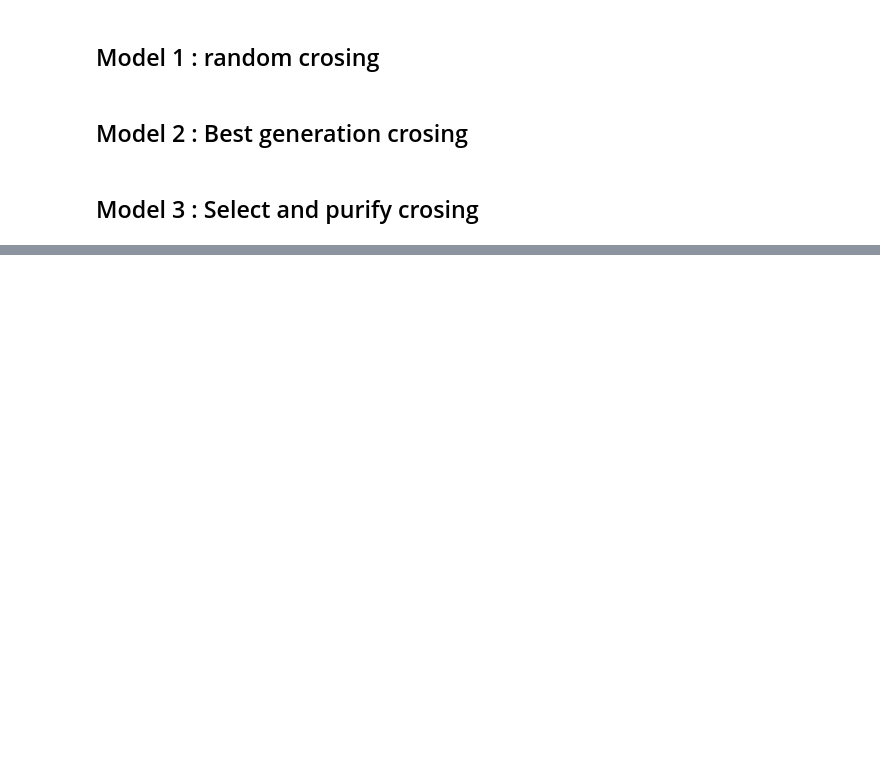
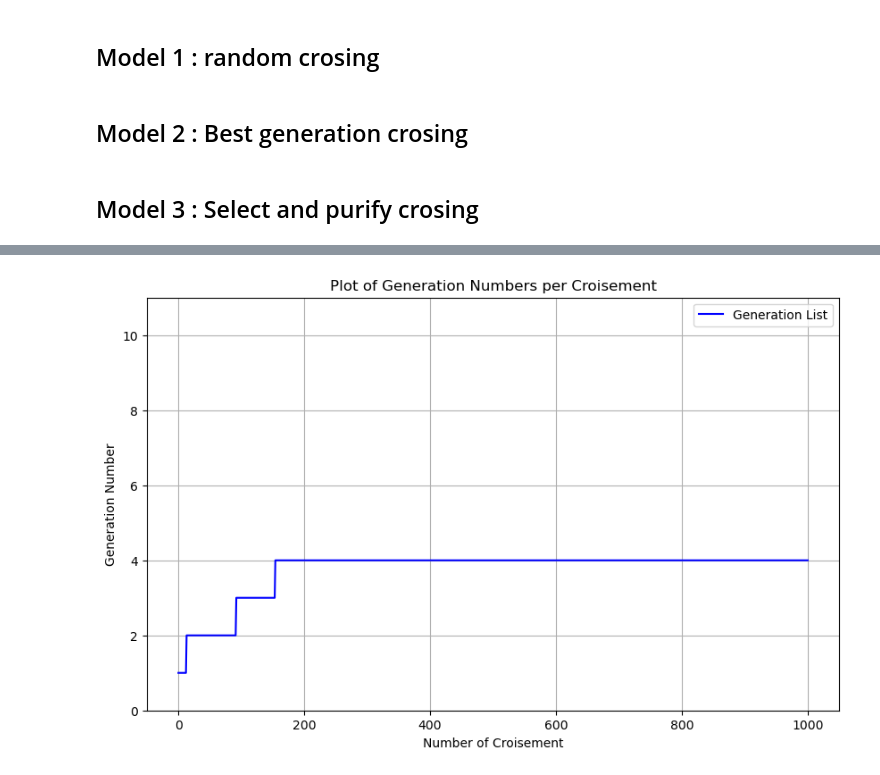
Before and after one commit to alexandreolives/Bot_repro_dd_dofus, a Jupyter notebook: model.ipynb, the cells around one changed output, grey strips where cells are left out. Cells and saved outputs as stored; diff of their text form; code cells hidden in the pictures; blank space fills up the shorter version.

```diff
--- a/model.ipynb
+++ b/model.ipynb
@@ -295,16 +323,16 @@ for i in range(crosing_number) :
 # %% [markdown]
 ## Model 3 : Select and purify crosing
 # %%
-# elevage = Models()
-# better_generation = 1
-# list_select_purify = [1]
-# crosing_number = 1000
-# for i in range(crosing_number) :
-#     new_dd = elevage.strategy_select_and_purify()
-#     generation = new_dd.get_generation()
-#     if generation > better_generation :
-#         better_generation = generation
-#     list_select_purify.append(better_generation)
+elevage = Models()
+better_generation = 1
+list_select_purify = [1]
+crosing_number = 1000
+for i in range(crosing_number) :
+    new_dd = elevage.strategy_select_and_purify()
+    generation = new_dd.get_generation()
+    if generation > better_generation :
+        better_generation = generation
+    list_select_purify.append(better_generation)
 # %%
 plot_simlation(list_random)
 # %% [output]
@@ -320,3 +344,7 @@ NameError: name 'list_select_purify' is not defined
+# %%
+plot_simlation(list_select_purify)
+# %% [output]
+[figure, added]
 # %%
 list_simulation_random = []
 
```
Also changed, not shown: parts of 6 cells of this notebook.
